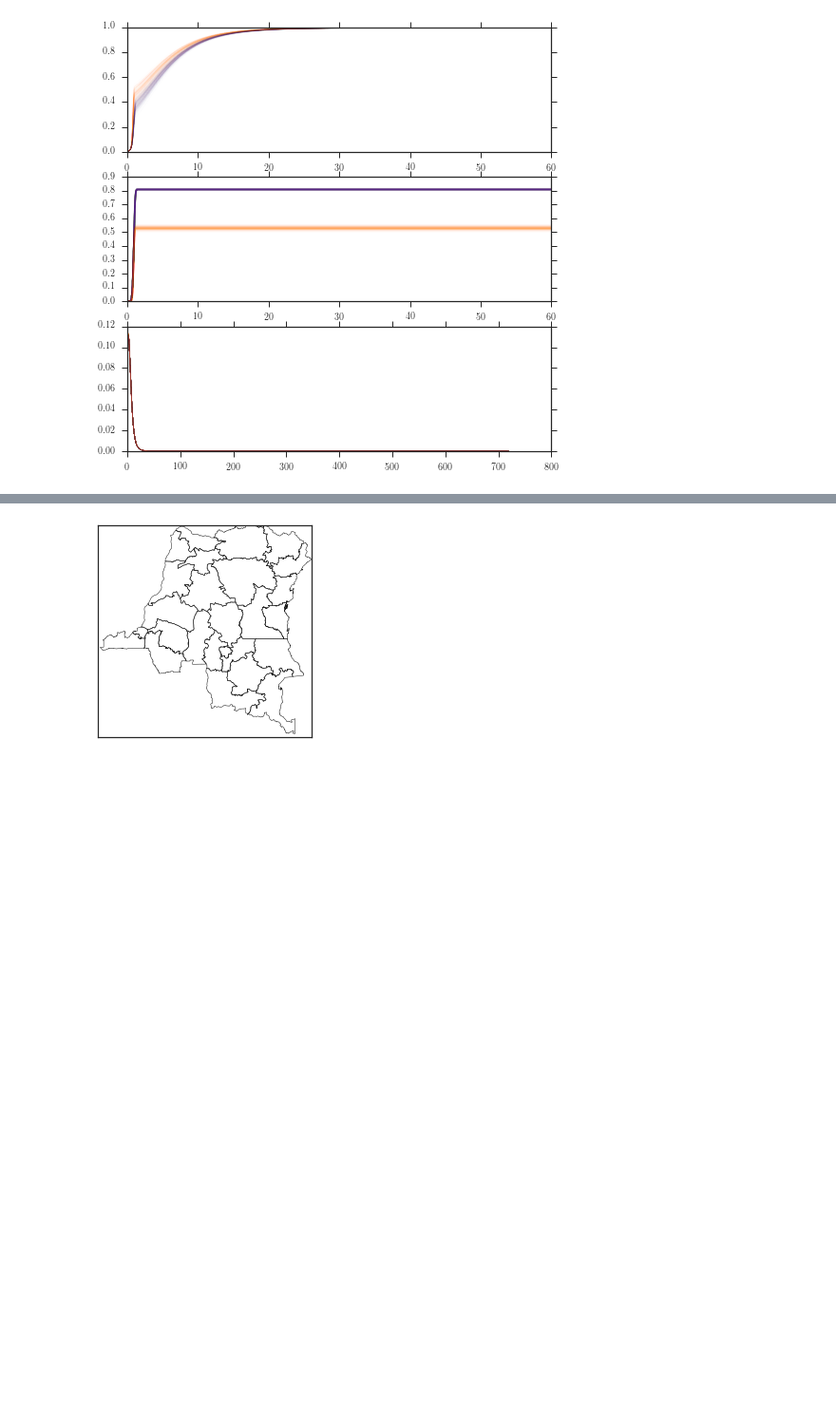
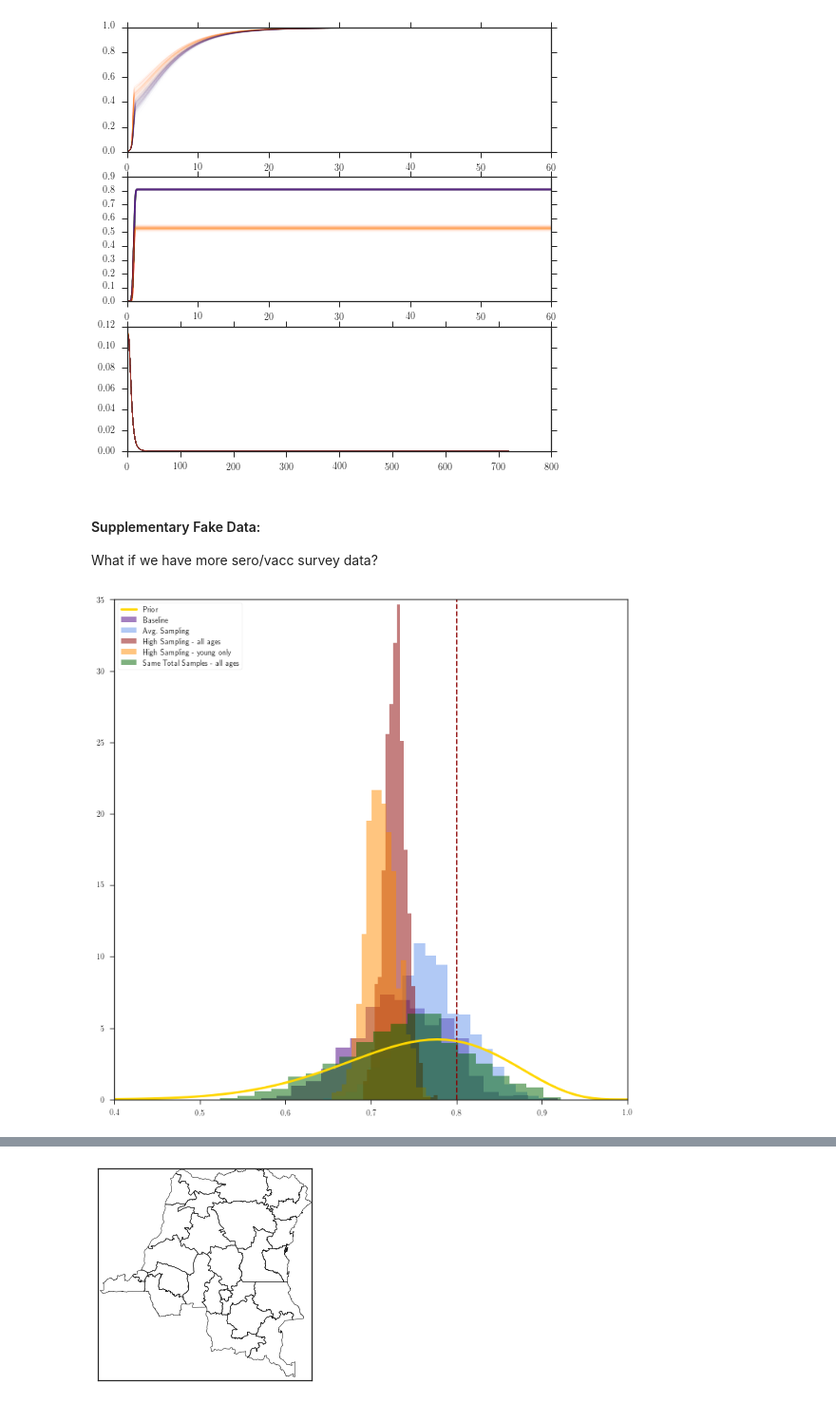
Before and after one commit to lmaesampson/CompetingRates, a Jupyter notebook: Code/Figures.ipynb, the cells around one changed output, grey strips where cells are left out. Shown at 95% size. Saved outputs shown, nothing was run; the diff lists cells and outputs as text; code cells hidden in the pictures; blank space fills up the shorter version.

Commit message:
sero sampling

```diff
--- a/Code/Figures.ipynb
+++ b/Code/Figures.ipynb
@@ -444,3 +444,7 @@ plt.savefig('vsc_simdata.pdf',bbox_inches='tight')
 # %% [output]
 KeyboardInterrupt:
 [figure]
+# %% [markdown]
+#### Supplementary Fake Data:
+
+What if we have more sero/vacc survey data?
@@ -446,0 +508,27 @@ KeyboardInterrupt:
+# %%
+#V_eff: injected and recovered values for effective vaccination, as well as the prior.
+
+fig, ax1 = plt.subplots(nrows=1, ncols=1, figsize=(12,12))
+
+x = np.linspace(0,1,100)
+y = scipy.stats.beta.pdf(x,a=15.,b=5.)
+#veff50,b,c = plt.hist(samples50[:,6],bins=20, normed=True)
+#plt.figure(figsize=(4*2,3*2))
+veff60,b,c = ax1.hist(samplesBL[:,6],bins=20, normed=True, color ='indigo', alpha=0.5, label='Baseline')
+veff70,b,c = ax1.hist(samplesAvg[:,6],bins=20, normed=True, color = 'cornflowerblue', alpha=0.5,\
+                     label = 'Avg. Sampling')
+veff80,b,c = ax1.hist(samplesHigh[:,6],bins=20, normed=True, color = 'darkred', alpha=0.5, \
+                      label = 'High Sampling - all ages')
+ax1.axvline(0.8,c='darkred',ls='--')
+veff90,b,c = ax1.hist(samplesHighYoung[:,6],bins=20, normed=True, color = 'darkorange', alpha=0.5, \
+                     label = 'High Sampling - young only')
+veff90,b,c = ax1.hist(samplesST[:,6],bins=20, normed=True, color = 'darkgreen', alpha=0.5, \
+                     label = 'Same Total Samples - all ages')
+ax1.plot(x,y,color='gold',lw=3, label='Prior')
+ax1.legend(loc='upper left',frameon=True)
+ax1.set_xlim(0.4,1)
+ax1.set_ylim(0,35)
+
+plt.savefig('veff_differentsero.png')
+# %% [output]
+[figure, added]
```
Also changed, not shown: parts of 2 cells of this notebook.
